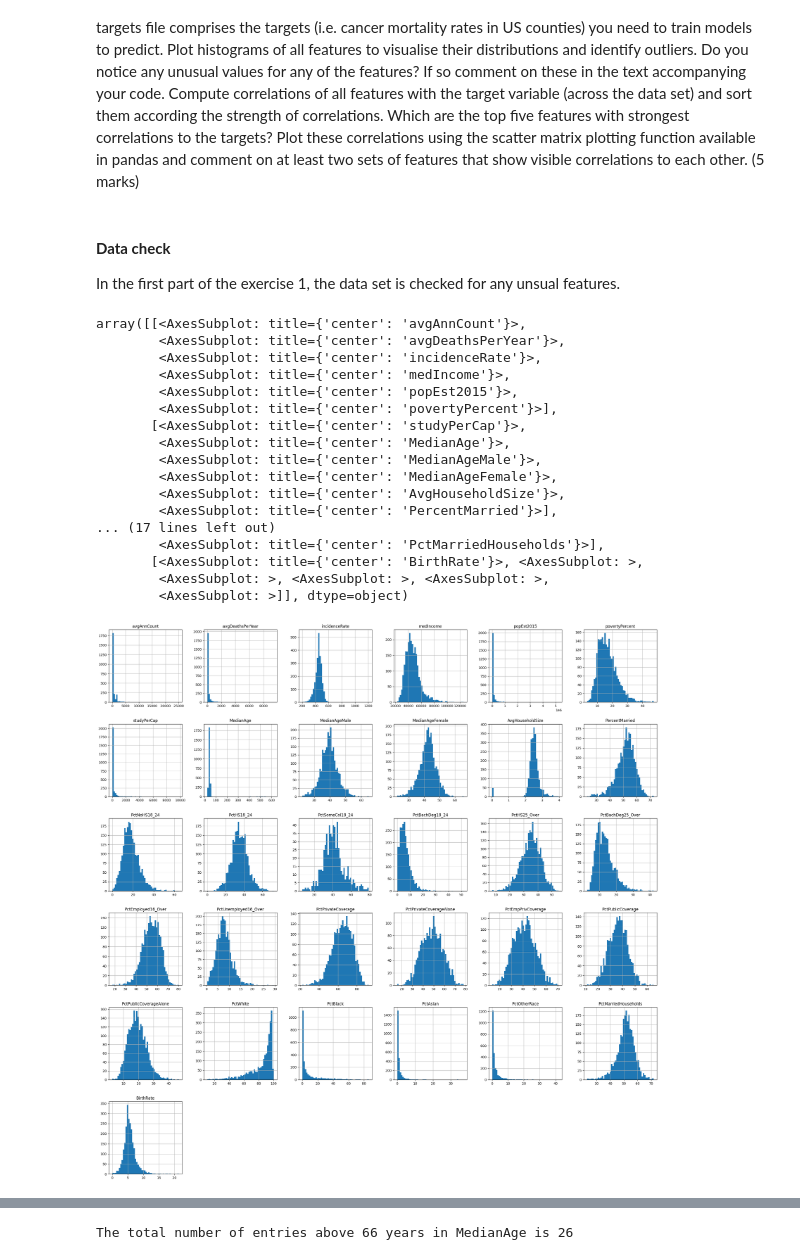
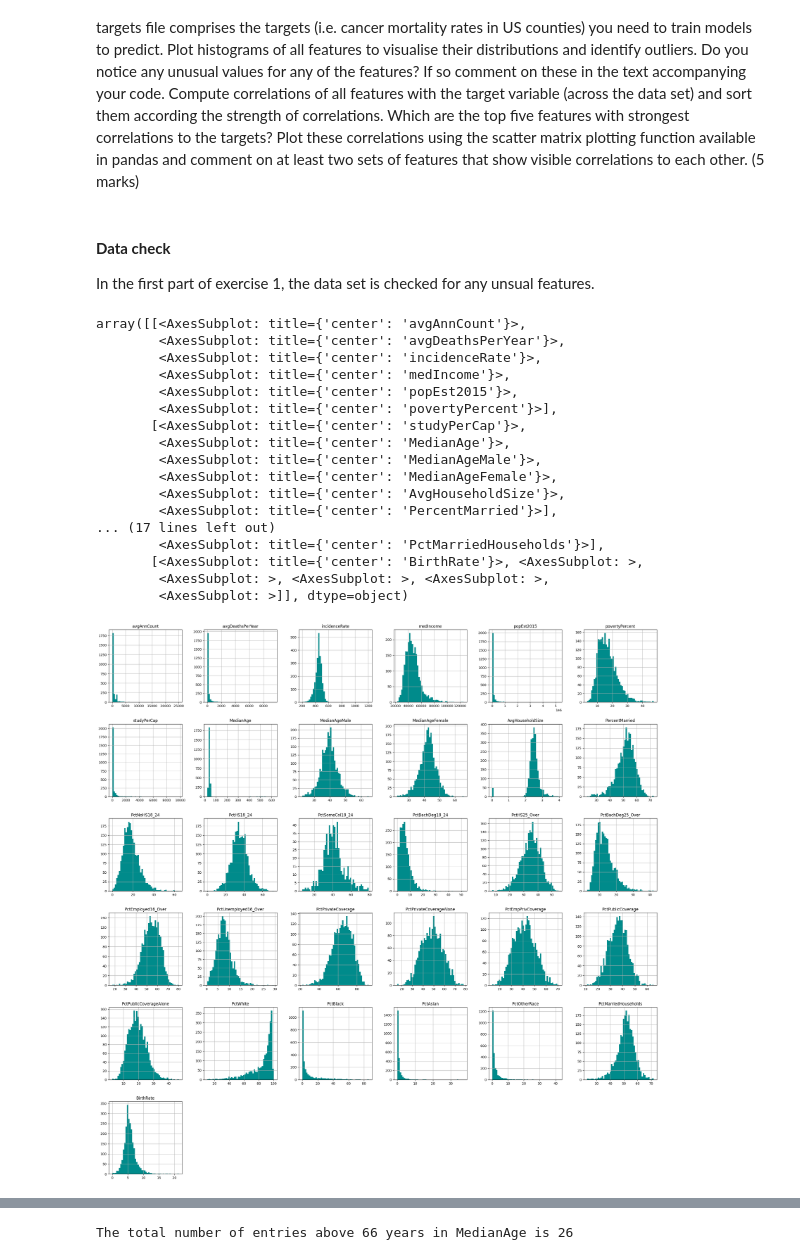
Before and after one commit to AlexandraPosta/machie-learning-pipeline, a Jupyter notebook: COMP3611_Coursework_Assessment.ipynb, the cells around one changed output, grey strips where cells are left out. Saved outputs shown, nothing was run; the diff lists cells and outputs as text; code cells hidden in the pictures.

```diff
--- a/COMP3611_Coursework_Assessment.ipynb
+++ b/COMP3611_Coursework_Assessment.ipynb
@@ -84,28 +84,29 @@ Read in the training data and targets files. The training data comprises feature
 # %% [markdown]
 #### **Data check**
 
-In the first part of the exercise 1, the data set is checked for any unsual features.
+In the first part of exercise 1, the data set is checked for any unsual features.
 # %%
 # Plot histograms to visualize all data
 %matplotlib inline
+plot_color = 'darkcyan'
 cancer_data = pd.read_csv(training_data_path)
-cancer_data.hist(bins=50,figsize=(30,30))
+cancer_data.hist(bins=50,figsize=(30,30), color=plot_color)
 # %% [output]
 array([[<AxesSubplot: title={'center': 'avgAnnCount'}>,
         <AxesSubplot: title={'center': 'avgDeathsPerYear'}>,
         <AxesSubplot: title={'center': 'incidenceRate'}>,
         <AxesSubplot: title={'center': 'medIncome'}>,
         <AxesSubplot: title={'center': 'popEst2015'}>,
         <AxesSubplot: title={'center': 'povertyPercent'}>],
        [<AxesSubplot: title={'center': 'studyPerCap'}>,
         <AxesSubplot: title={'center': 'MedianAge'}>,
         <AxesSubplot: title={'center': 'MedianAgeMale'}>,
         <AxesSubplot: title={'center': 'MedianAgeFemale'}>,
         <AxesSubplot: title={'center': 'AvgHouseholdSize'}>,
         <AxesSubplot: title={'center': 'PercentMarried'}>],
 ... (17 lines left out)
         <AxesSubplot: title={'center': 'PctMarriedHouseholds'}>],
        [<AxesSubplot: title={'center': 'BirthRate'}>, <AxesSubplot: >,
         <AxesSubplot: >, <AxesSubplot: >, <AxesSubplot: >,
         <AxesSubplot: >]], dtype=object)
-[figure, old version]
+[figure, new version]
```
Also changed, not shown: parts of 15 cells of this notebook.
